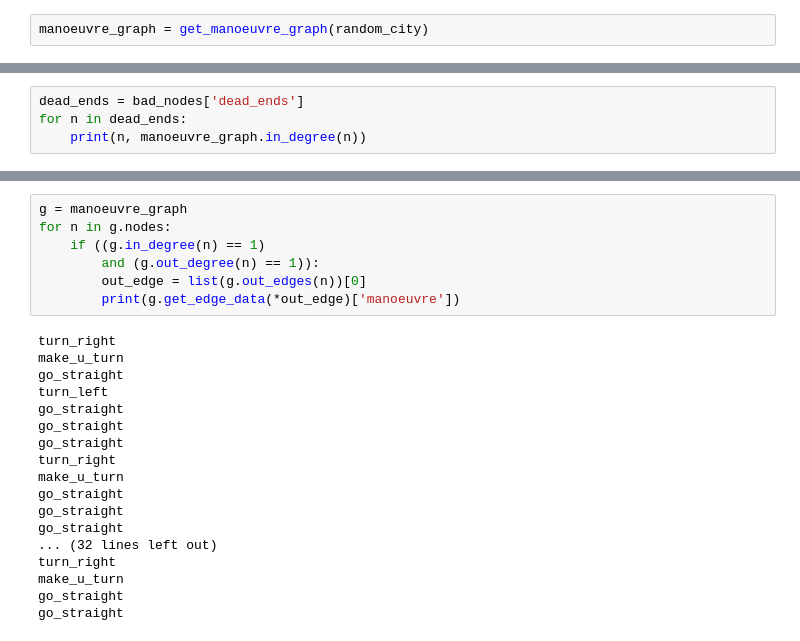
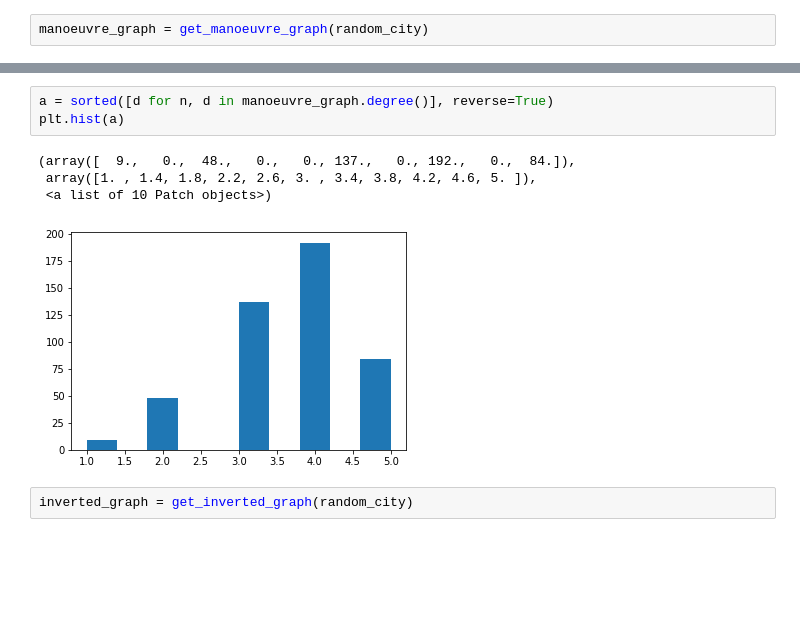
Before and after one commit to nikita-loik/route-inspection, a Jupyter notebook: town_simulation.ipynb, the cells around one changed output, grey strips where cells are left out. Saved outputs shown, nothing was run; the diff lists cells and outputs as text; blank space fills up the shorter version.

```diff
--- a/town_simulation.ipynb
+++ b/town_simulation.ipynb
@@ -42,4 +45,0 @@ bad_nodes = get_manoeuvre_graph_statistics(manoeuvre_graph)
-# %%
-dead_ends = bad_nodes['dead_ends']
-for n in dead_ends:
-    print(n, manoeuvre_graph.in_degree(n))
@@ -67,25 +56,10 @@ visualise_manoeuvre_graph(manoeuvre_graph)
-# %%
-g = manoeuvre_graph
-for n in g.nodes:
-    if ((g.in_degree(n) == 1)
-        and (g.out_degree(n) == 1)):
-        out_edge = list(g.out_edges(n))[0]
-        print(g.get_edge_data(*out_edge)['manoeuvre'])
-# %% [output]
-turn_right
-make_u_turn
-go_straight
-turn_left
-go_straight
-go_straight
-go_straight
-turn_right
-make_u_turn
-go_straight
-go_straight
-go_straight
-... (32 lines left out)
-turn_right
-make_u_turn
-go_straight
-go_straight
+# %%
+a = sorted([d for n, d in manoeuvre_graph.degree()], reverse=True)
+plt.hist(a)
+# %% [output]
+(array([  9.,   0.,  48.,   0.,   0., 137.,   0., 192.,   0.,  84.]),
+ array([1. , 1.4, 1.8, 2.2, 2.6, 3. , 3.4, 3.8, 4.2, 4.6, 5. ]),
+ <a list of 10 Patch objects>)
+[figure, added]
+# %%
+inverted_graph = get_inverted_graph(random_city)
```
Also changed, not shown: parts of 10 cells of this notebook, 2 other files.
